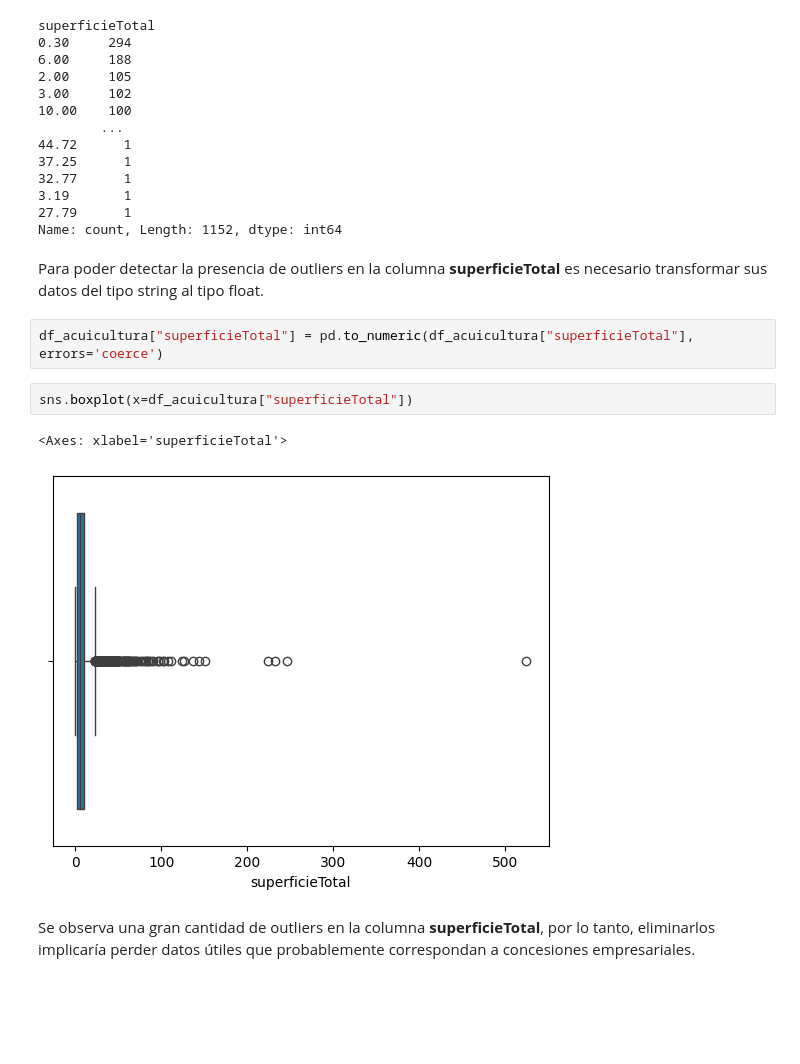
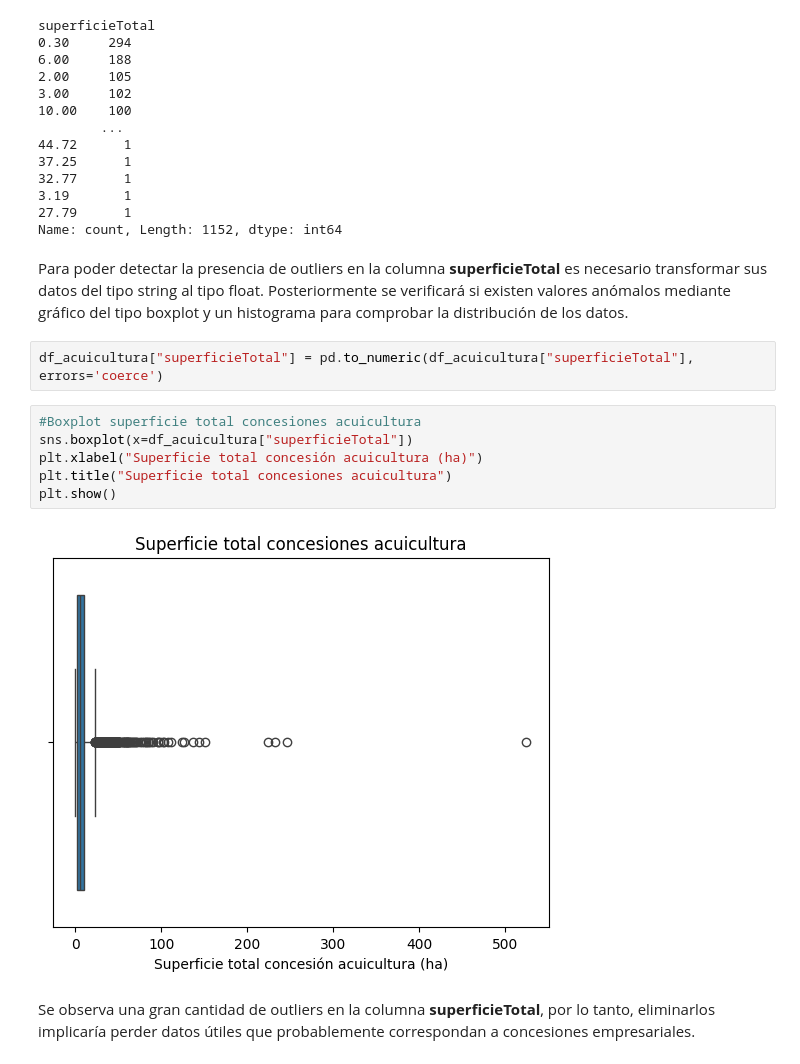
Before and after one commit to principioincertidumbre/proyecto-final, a Jupyter notebook: Notebooks_acuicultura/1_Analisis_Exploratorio.ipynb, the cells around one changed output. Drawn from its saved outputs; the diff is of its cells as text; blank space fills up the shorter version.

```diff
--- a/Notebooks_acuicultura/1_Analisis_Exploratorio.ipynb
+++ b/Notebooks_acuicultura/1_Analisis_Exploratorio.ipynb
@@ -485,14 +488,17 @@ superficieTotal
 27.79      1
 Name: count, Length: 1152, dtype: int64
 # %% [markdown]
-Para poder detectar la presencia de outliers en la columna **superficieTotal** es necesario transformar sus datos del tipo string al tipo float.
+Para poder detectar la presencia de outliers en la columna **superficieTotal** es necesario transformar sus datos del tipo string al tipo float. Posteriormente se verificará si existen valores anómalos mediante gráfico del tipo boxplot y un histograma para comprobar la distribución de los datos.
 # %%
 df_acuicultura["superficieTotal"] = pd.to_numeric(df_acuicultura["superficieTotal"], errors='coerce')
 # %%
+#Boxplot superficie total concesiones acuicultura
 sns.boxplot(x=df_acuicultura["superficieTotal"])
+plt.xlabel("Superficie total concesión acuicultura (ha)")
+plt.title("Superficie total concesiones acuicultura")
+plt.show()
 # %% [output]
-<Axes: xlabel='superficieTotal'>
-[figure, old version]
+[figure, new version]
 # %% [markdown]
 Se observa una gran cantidad de outliers en la columna **superficieTotal**, por lo tanto, eliminarlos implicaría perder datos útiles que probablemente correspondan a concesiones empresariales.
 # %%
```
Also changed, not shown: parts of 7 cells of this notebook.
